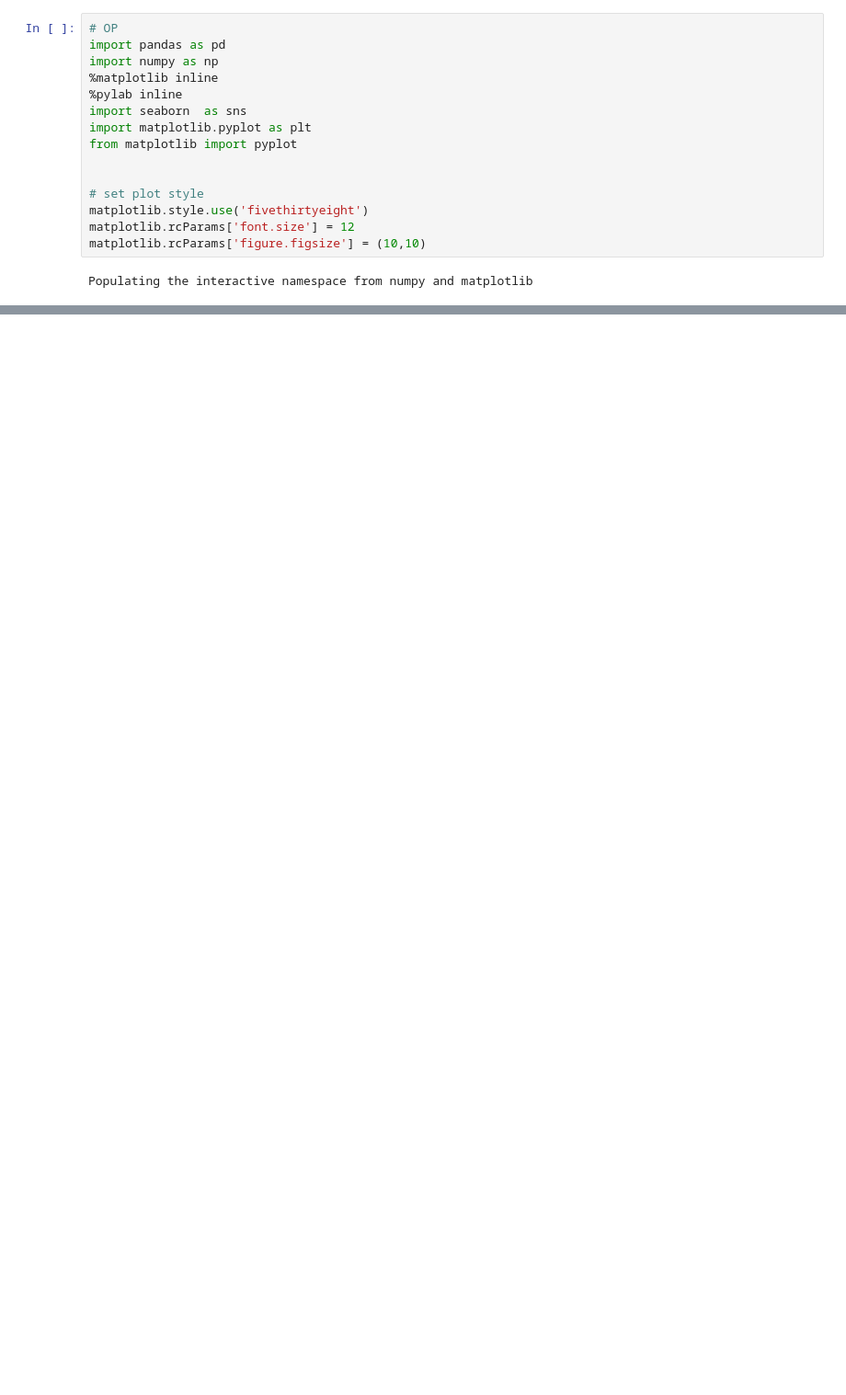
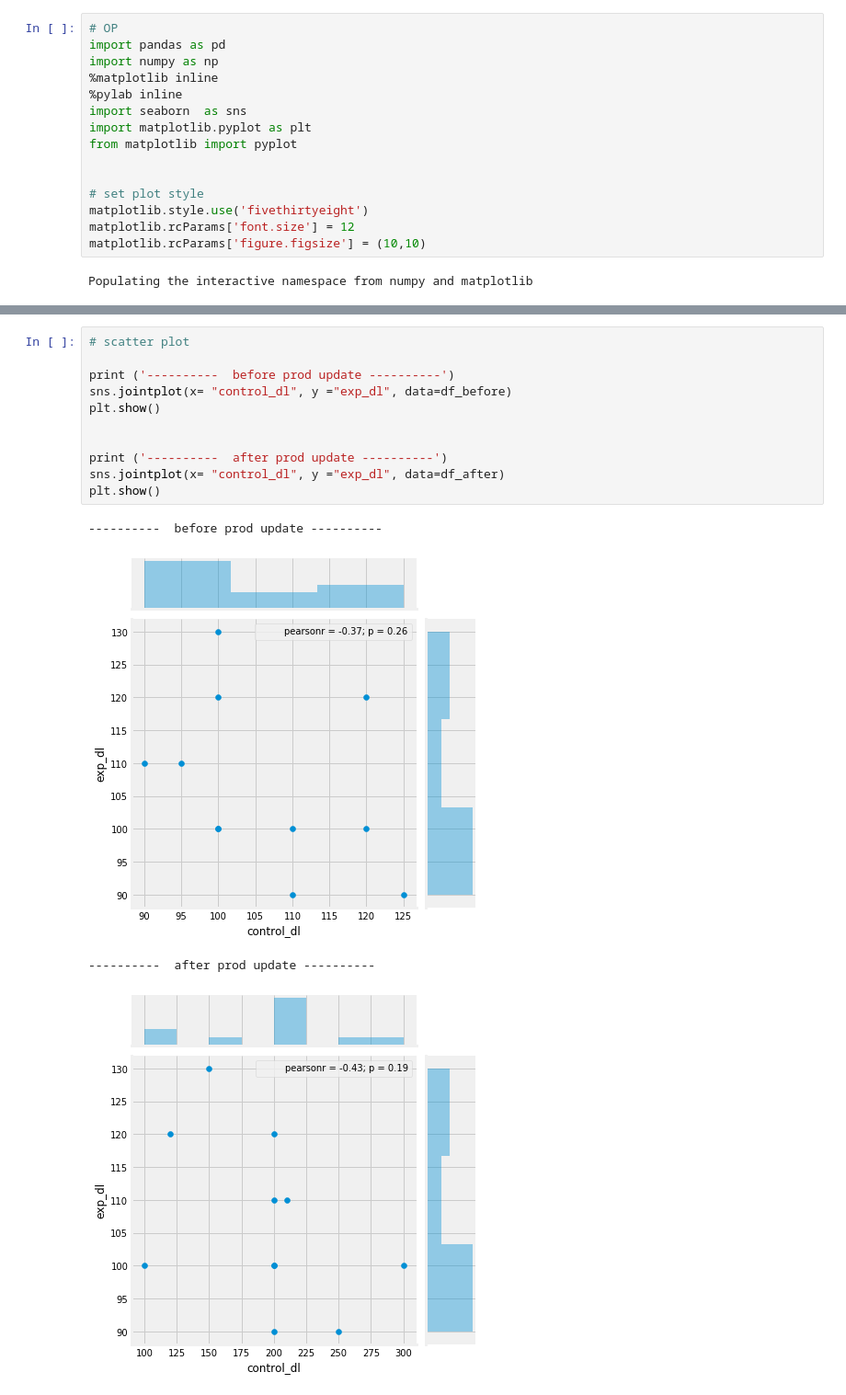
Before and after one commit to yennanliu/analysis, a Jupyter notebook: Statistics_/AB_Testing.ipynb, the cells around one changed output, grey strips where cells are left out. Shown at 92% size. Cells and saved outputs as stored; diff of their text form; blank space fills up the shorter version.

```diff
--- a/Statistics_/AB_Testing.ipynb
+++ b/Statistics_/AB_Testing.ipynb
@@ -87,0 +92,16 @@ sns.jointplot(x= "e_download", y ="c_download", data=df_m)
+# %%
+# scatter plot
+
+print ('----------  before prod update ----------')
+sns.jointplot(x= "control_dl", y ="exp_dl", data=df_before)
+plt.show()
+
+
+print ('----------  after prod update ----------')
+sns.jointplot(x= "control_dl", y ="exp_dl", data=df_after)
+plt.show()
+# %% [output]
+----------  before prod update ----------
+[figure, added]
+----------  after prod update ----------
+[figure, added]
```
Also changed, not shown: parts of 9 cells of this notebook.
